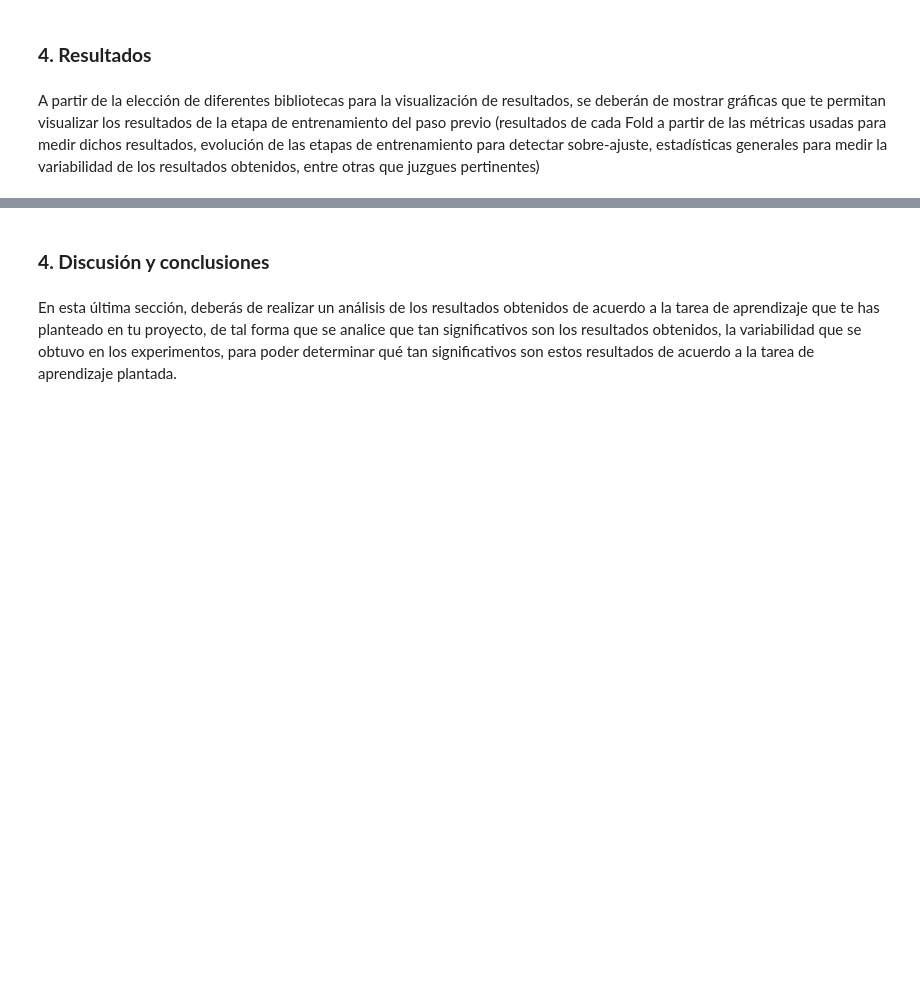
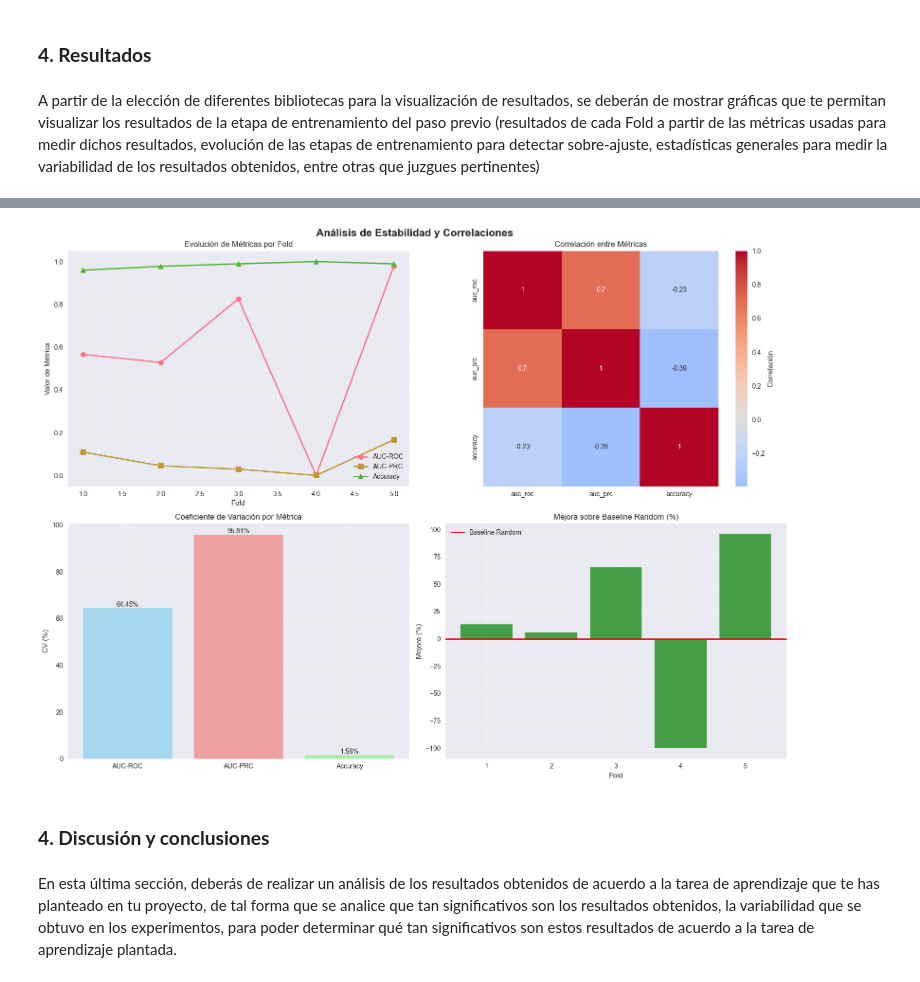
Before and after one commit to pauescalantec/big-data-act, a Jupyter notebook: Week9/Actividad5_A01191962.ipynb, the cells around one changed output, grey strips where cells are left out. Drawn from its saved outputs; the diff is of its cells as text; code cells hidden in the pictures; blank space fills up the shorter version.

```diff
--- a/Week9/Actividad5_A01191962.ipynb
+++ b/Week9/Actividad5_A01191962.ipynb
@@ -697,5 +844,6 @@ plt.show()
 # %%
 # 3. Análisis de correlación y tendencias
+metrics_cols = ['auc_roc', 'auc_prc', 'accuracy']
 fig, axes = plt.subplots(2, 2, figsize=(16, 12))
 fig.suptitle('Análisis de Estabilidad y Correlaciones', fontsize=16, fontweight='bold')
 
@@ -715,33 +863,35 @@ correlation_matrix = results_df[metrics_cols].corr()
 sns.heatmap(correlation_matrix, annot=True, cmap='coolwarm', center=0,
             square=True, ax=axes[0, 1], cbar_kws={'label': 'Correlación'})
 axes[0, 1].set_title('Correlación entre Métricas')
 
 # Coeficiente de variación
 cv_values = [(results_df[metric].std() / results_df[metric].mean() * 100) for metric in metrics_cols]
 bars = axes[1, 0].bar(metric_names, cv_values, color=['skyblue', 'lightcoral', 'lightgreen'], alpha=0.7)
 axes[1, 0].set_title('Coeficiente de Variación por Métrica')
 axes[1, 0].set_ylabel('CV (%)')
 axes[1, 0].grid(True, alpha=0.3)
 
 for bar, cv in zip(bars, cv_values):
     height = bar.get_height()
     axes[1, 0].text(bar.get_x() + bar.get_width()/2., height,
                    f'{cv:.2f}%', ha='center', va='bottom')
 
 # Mejora sobre baseline random
 baseline_auc = 0.5
 improvement = (results_df['auc_roc'] - baseline_auc) / baseline_auc * 100
 
 axes[1, 1].bar(folds, improvement, color='green', alpha=0.7)
 axes[1, 1].axhline(y=0, color='red', linestyle='-', linewidth=2, label='Baseline Random')
 axes[1, 1].set_title('Mejora sobre Baseline Random (%)')
 axes[1, 1].set_xlabel('Fold')
 axes[1, 1].set_ylabel('Mejora (%)')
 axes[1, 1].legend()
 axes[1, 1].grid(True, alpha=0.3)
 
 plt.tight_layout()
 plt.show()
+# %% [output]
+[figure, added]
 # %% [markdown]
 ### **4. Discusión y conclusiones**
 # %% [markdown]
```
Also changed, not shown: parts of 18 cells of this notebook.
